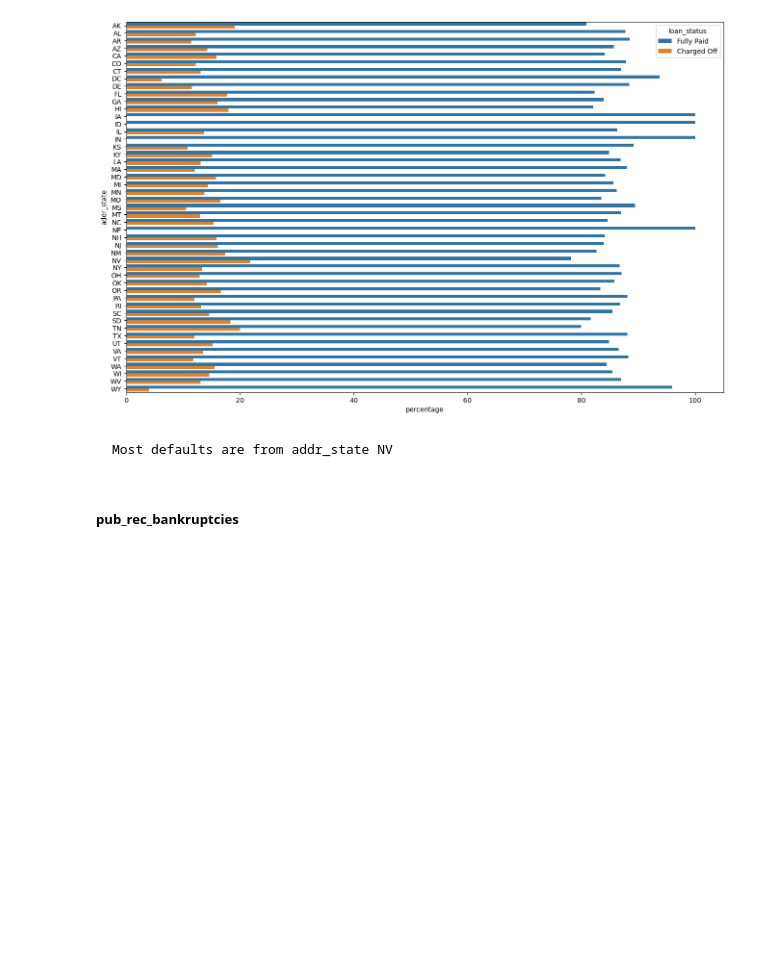
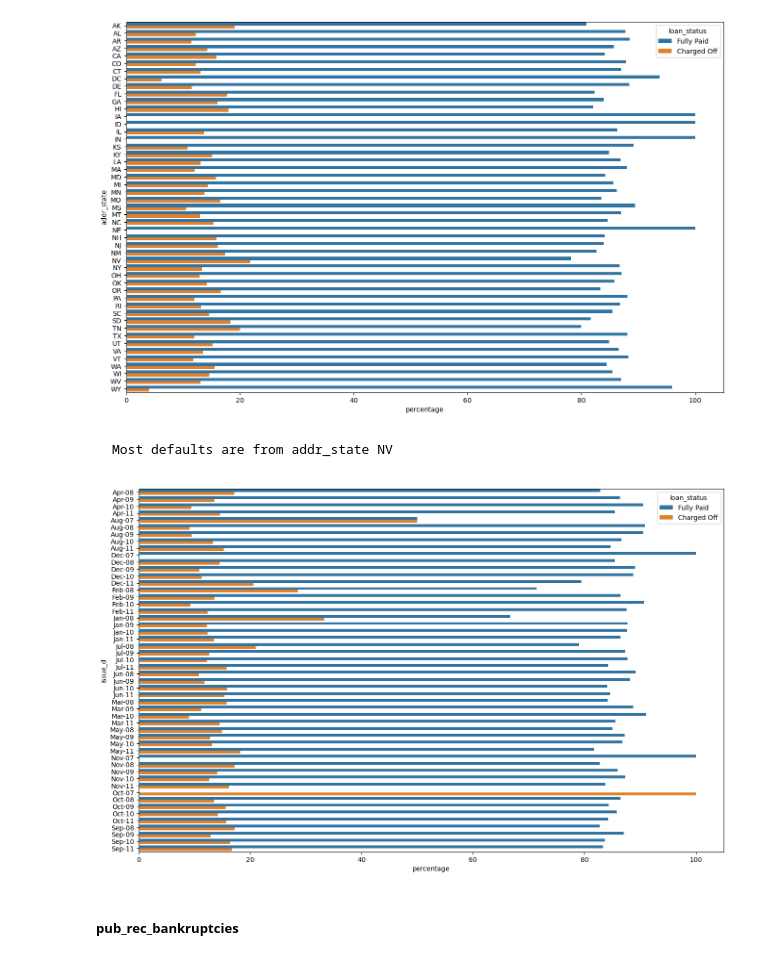
Before and after one commit to ankushgarg11/Lending-Club-Case-Study, a Jupyter notebook: Ankush_Garg.ipynb, the cells around one changed output. Drawn from its saved outputs; the diff is of its cells as text; code cells hidden in the pictures; blank space fills up the shorter version.

Commit message:
added bivariate analysis for issue_d, updated the observation for annual_income bivariate analysis

````diff
--- a/Ankush_Garg.ipynb
+++ b/Ankush_Garg.ipynb
@@ -1133,6 +1133,11 @@ get_graph_for_categorical_data("addr_state",horizontal=True)
 ```
 Most defaults are from addr_state NV
 ```
+# %%
+# plotting bar plot for issue_d categorical data with hue as loan_status
+get_graph_for_categorical_data("issue_d",horizontal=True)
+# %% [output]
+[figure, added]
 # %% [markdown]
 ##### pub_rec_bankruptcies
 # %%
````
Also changed, not shown: parts of 3 cells of this notebook.
